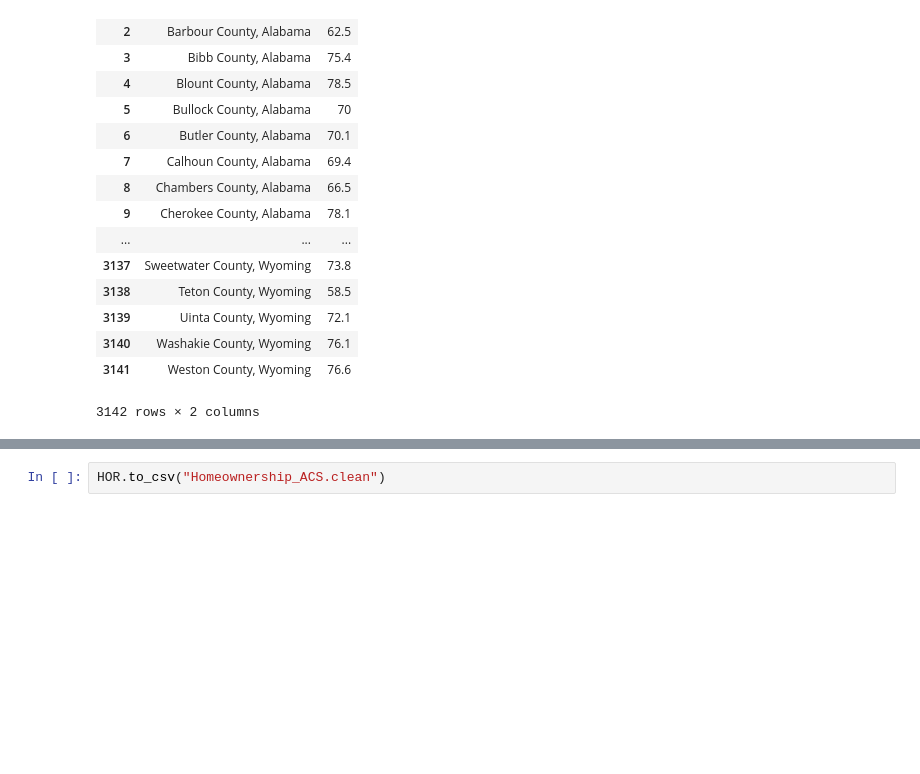
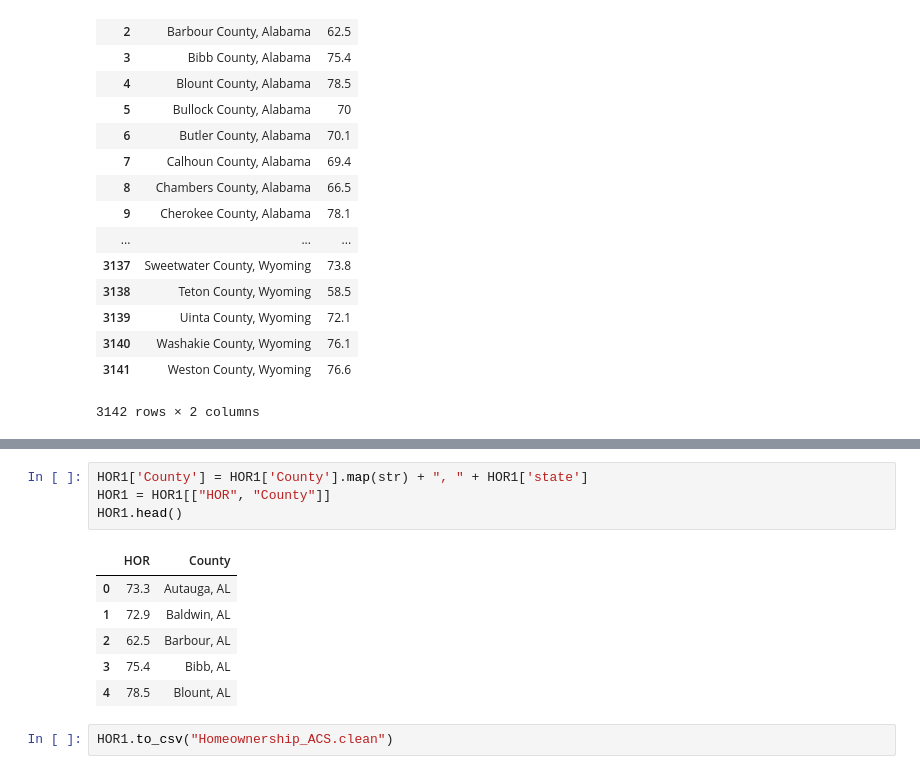
Before and after one commit to natashacrosby/Project_1, a Jupyter notebook: Homeownership_ACS.ipynb, the cells around one changed output, grey strips where cells are left out. Cells and saved outputs as stored; diff of their text form; blank space fills up the shorter version.

```diff
--- a/Homeownership_ACS.ipynb
+++ b/Homeownership_ACS.ipynb
@@ -77,2 +168,13 @@ HOR
+# %%
+HOR1['County'] = HOR1['County'].map(str) + ", " + HOR1['state']
+HOR1 = HOR1[["HOR", "County"]]
+HOR1.head()
+# %% [output]
+|  | HOR | County |
+| 0 | 73.3 | Autauga, AL |
+| 1 | 72.9 | Baldwin, AL |
+| 2 | 62.5 | Barbour, AL |
+| 3 | 75.4 | Bibb, AL |
+| 4 | 78.5 | Blount, AL |
 # %%
-HOR.to_csv("Homeownership_ACS.clean")
+HOR1.to_csv("Homeownership_ACS.clean")
```
Also changed, not shown: parts of 3 cells of this notebook, 3 other files.
